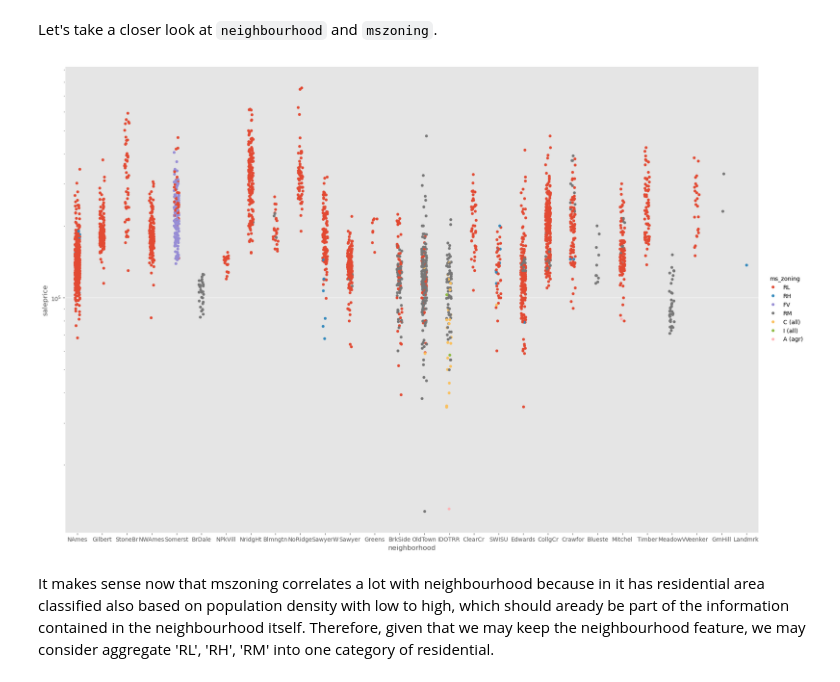
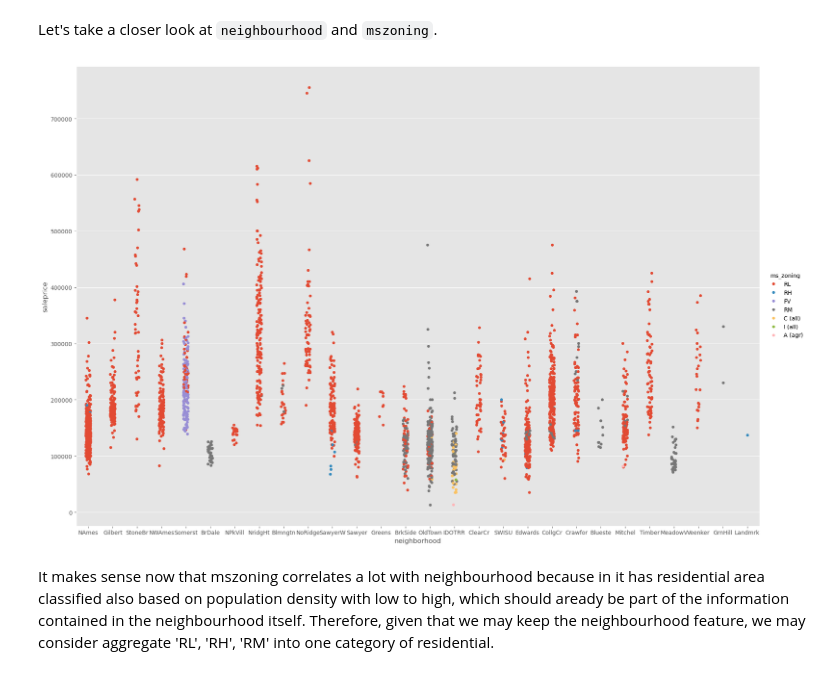
Before and after one commit to congminh-nguyen/ames_project, a Jupyter notebook: notebooks/eda_cleaning.ipynb, the cells around one changed output. Cells and saved outputs as stored; diff of their text form; code cells hidden in the pictures.

```diff
--- a/notebooks/eda_cleaning.ipynb
+++ b/notebooks/eda_cleaning.ipynb
@@ -252,8 +241,6 @@ Columns with missing values: 4
 | year_sold | 0 | 0.000000 | int64 | Range: 2006 to 2010 (5 unique val... | 2007.790912 | 1.317120 | 2006.0 | 2007.0 | ... |
 # %% [markdown]
 Comment: For convenience of later modelling pipeline, we will just make sure discrete are integers and continuous are floats. Here some years that the garage are built also saved as floats. Based on this, we can do a quick type formatting for consistency of numerical variables and nominal columns (ordinal can be kept like this and any encoder can be applied to the pipeline).
-# %%
-df = type_formatting(df, discrete, continuous, nominal)
 # %% [markdown]
 #3. Missing values and direct insights from dictionary
 # %%
@@ -516,11 +499,10 @@ Let's take a closer look at `neighbourhood` and `mszoning`.
 # %%
 # Swarming Catplot FTW
 fig = sns.catplot(x='neighborhood', y='saleprice', hue='ms_zoning', data=df, kind='strip', height=12, aspect=1.5)
 ax = fig.axes[0][0]
-ax.set_yscale('log')
 plt.show()
 # %% [output]
-[figure, old version]
+[figure, new version]
 # %% [markdown]
 It makes sense now that mszoning correlates a lot with neighbourhood because in it has residential area classified also based on population density with low to high, which should aready be part of the information contained in the neighbourhood itself. Therefore, given that we may keep the neighbourhood feature, we may consider aggregate 'RL', 'RH', 'RM' into one category of residential.
 # %% [markdown]
```
Also changed, not shown: parts of 10 cells of this notebook, 3 other files.
